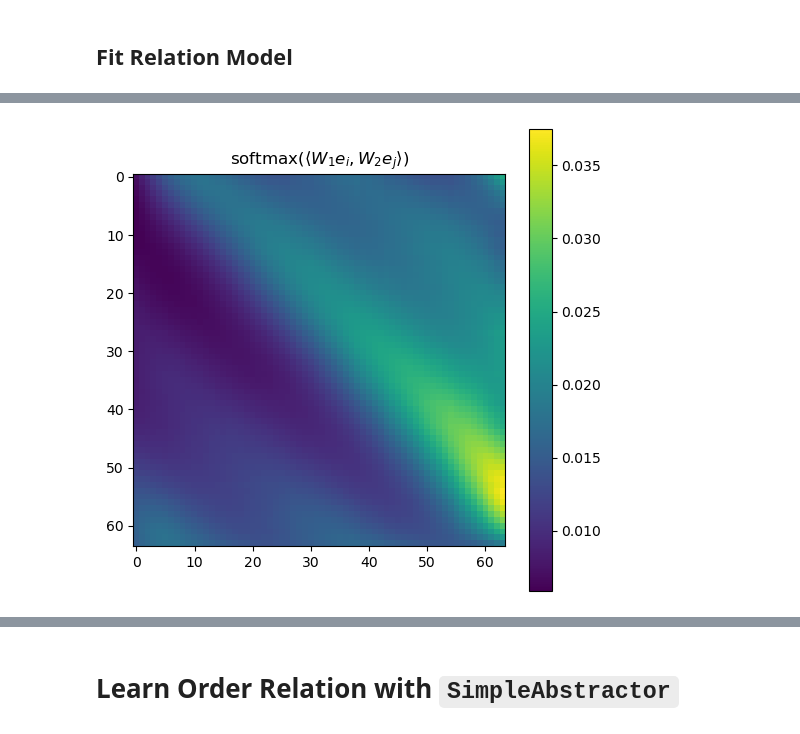
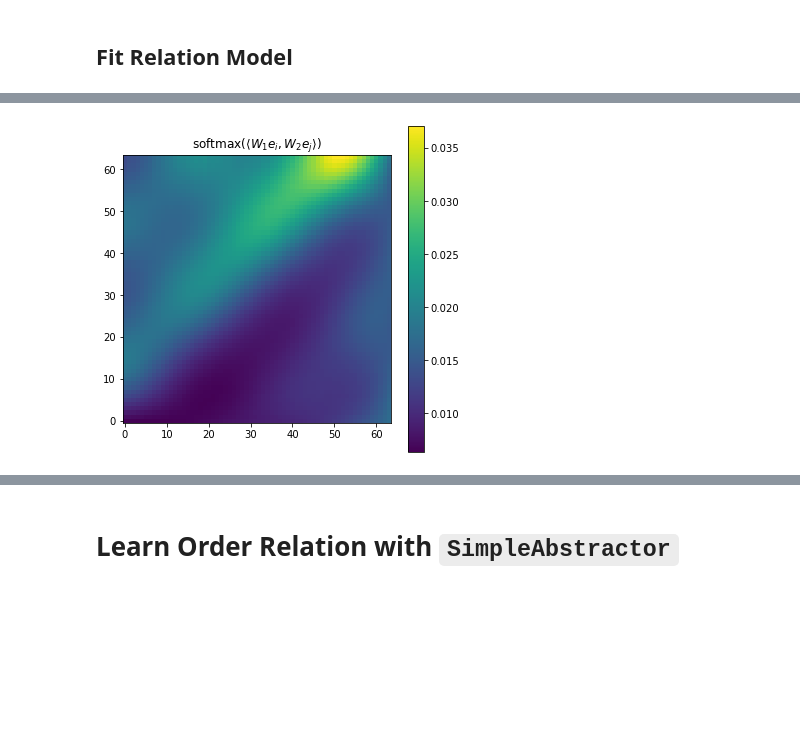
Before and after one commit to jdlafferty/relational, a Jupyter notebook: experiments/sorting/order_relation_learning.ipynb, the cells around one changed output, grey strips where cells are left out. Drawn from its saved outputs; the diff is of its cells as text; code cells hidden in the pictures; blank space fills up the shorter version.

```diff
--- a/experiments/sorting/order_relation_learning.ipynb
+++ b/experiments/sorting/order_relation_learning.ipynb
@@ -6,6 +6,7 @@ import tensorflow as tf
 from tensorflow.keras import layers
 
 import matplotlib.pyplot as plt
-plt.style.use('seaborn-v0_8-colorblind')
+plt.style.use('seaborn-colorblind')
 
 import itertools
+np.random.seed(42)
@@ -142,8 +127,10 @@ ax.set_title('$\\langle W_1 e_i, W_2 e_j \\rangle$');
 # %%
 fig, ax = plt.subplots(figsize=(6,6))
-im = ax.imshow(tf.nn.softmax(order_relation_matrix, axis=1))
+order_relation_matrix_softmax = tf.nn.softmax(order_relation_matrix, axis=1).numpy()
+im = ax.imshow(order_relation_matrix_softmax.T)
+ax.invert_yaxis()
 fig.colorbar(im, ax=ax);
 ax.set_title('$\\mathrm{softmax}(\\langle W_1 e_i, W_2 e_j \\rangle)$');
 # %% [output]
-[figure, old version]
+[figure, new version]
 # %%
```
Also changed, not shown: parts of 16 cells of this notebook.
